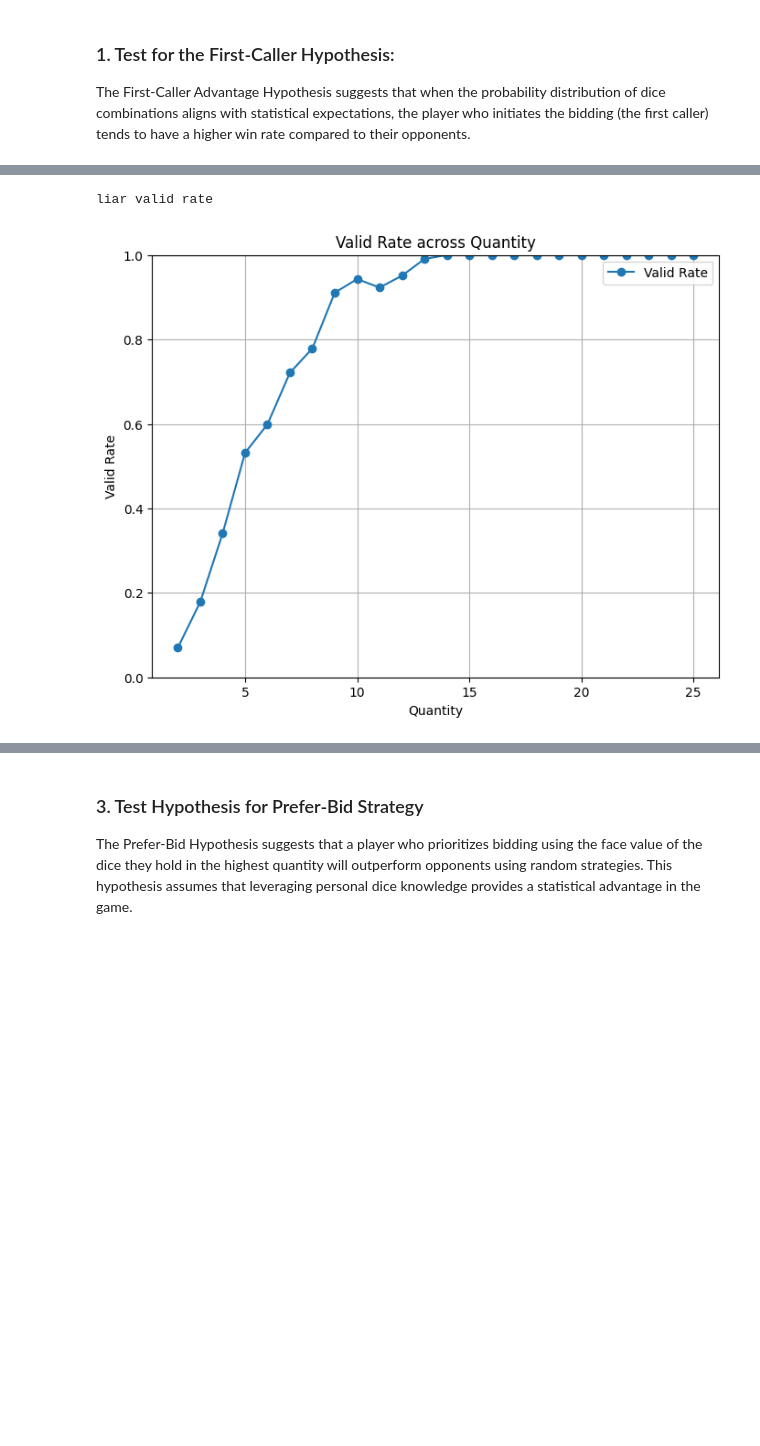
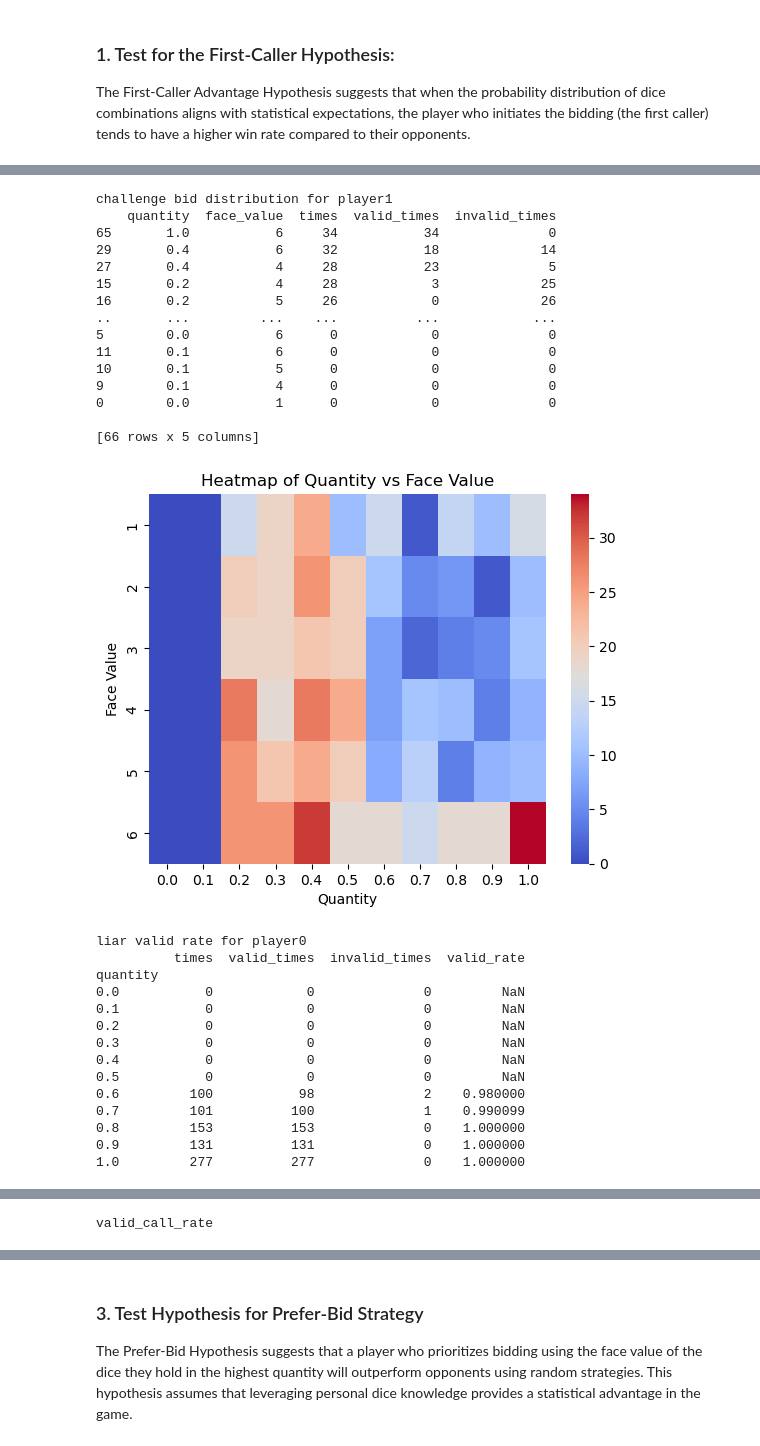
Before and after one commit to iSchool-597PR/2024Fall_projects, a Jupyter notebook: Validation.ipynb, the cells around one changed output, grey strips where cells are left out. Saved outputs shown, nothing was run; the diff lists cells and outputs as text; code cells hidden in the pictures; blank space fills up the shorter version.

Commit message:
modify some strategy functions and validation functions

```diff
--- a/Validation.ipynb
+++ b/Validation.ipynb
@@ -200,7 +20,7 @@ Explore relationships between bid size, dice count, and call validity.
 num_players = 5
 num_dice = 5
 times = 1000
-validation_test = Validation_varaibales(num_players,num_dice,times)
+validation_test = valid.Validation_varaibales(num_players,num_dice,times)
 Strategies = {}
 for i in range(num_players):
     Strategies[i] = stra.Strategy()
@@ -253,7 +98,7 @@ The First-Caller Advantage Hypothesis suggests that when the probability distrib
 num_players = 5
 num_dice = 5
 times = 1000
-validation_test = Validation_varaibales(num_players,num_dice,times)
+validation_test = valid.Validation_varaibales(num_players,num_dice,times)
 Strategies = {}
 for i in range(num_players):
     Strategies[i] = stra.Strategy()
@@ -308,11 +175,11 @@ This hypothesis examines whether such a strategy gives the player a measurable a
 num_players = 5
 num_dice = 5
 times = 1000
-validation_test = Validation_varaibales(num_players,num_dice,times)
+validation_test = valid.Validation_varaibales(num_players,num_dice,times)
 Strategies = {}
 for i in range(num_players):
     if i == 0:
-        Strategies[i] = stra.Strategy(normal_threshold = True)
+        Strategies[i] = stra.Strategy(liar_threshold = "Normal")
     else:
         Strategies[i] = stra.Strategy()
 for _ in range(times):
@@ -321,19 +188,26 @@ for _ in range(times):
 # %%
 #check
 print("dice distribution")
-validation_test.check_original_dices()
+print(validation_test.check_original_dices())
 print("\n" * 2)
-print("win rate distribution")
-validation_test.check_win_rate()
+print(print("win rate distribution"))
+print(validation_test.check_win_rate())
 print("\n" * 2)
 print("first player distribution")
-validation_test.check_first_player()
+print(validation_test.check_first_player())
 print("\n" * 2)
-print("challenge bid distribution")
-validation_test.check_liar_call()
+print("challenge bid distribution for player0")
+validation_test.check_liar_call(0)
 print("\n" * 2)
-print("liar valid rate")
-validation_test.check_liar_valid_rate()
+print("challenge bid distribution for player1")
+validation_test.check_liar_call(1)
+print("liar valid rate for player0")
+validation_test.check_liar_valid_rate(0)
+print("\n" * 2)
+print("liar valid rate for player1")
+validation_test.check_liar_valid_rate(1)
+print("valid_call_rate")
+validation_test.check_liar_win_rate()
 # %% [output]
 dice distribution
    Face_value  Occurrence Occurrence rate
@@ -356,2 +230,30 @@ win rate distribution
-liar valid rate
+challenge bid distribution for player1
+    quantity  face_value  times  valid_times  invalid_times
+65       1.0           6     34           34              0
+29       0.4           6     32           18             14
+27       0.4           4     28           23              5
+15       0.2           4     28            3             25
+16       0.2           5     26            0             26
+..       ...         ...    ...          ...            ...
+5        0.0           6      0            0              0
+11       0.1           6      0            0              0
+10       0.1           5      0            0              0
+9        0.1           4      0            0              0
+0        0.0           1      0            0              0
+
+[66 rows x 5 columns]
-[figure, old version]
+[figure, new version]
+liar valid rate for player0
+          times  valid_times  invalid_times  valid_rate
+quantity
+0.0           0            0              0         NaN
+0.1           0            0              0         NaN
+0.2           0            0              0         NaN
+0.3           0            0              0         NaN
+0.4           0            0              0         NaN
+0.5           0            0              0         NaN
+0.6         100           98              2    0.980000
+0.7         101          100              1    0.990099
+0.8         153          153              0    1.000000
+0.9         131          131              0    1.000000
+1.0         277          277              0    1.000000
@@ -357,0 +276 @@ liar valid rate
+valid_call_rate
```
Also changed, not shown: parts of 27 cells of this notebook, 2 other files.
